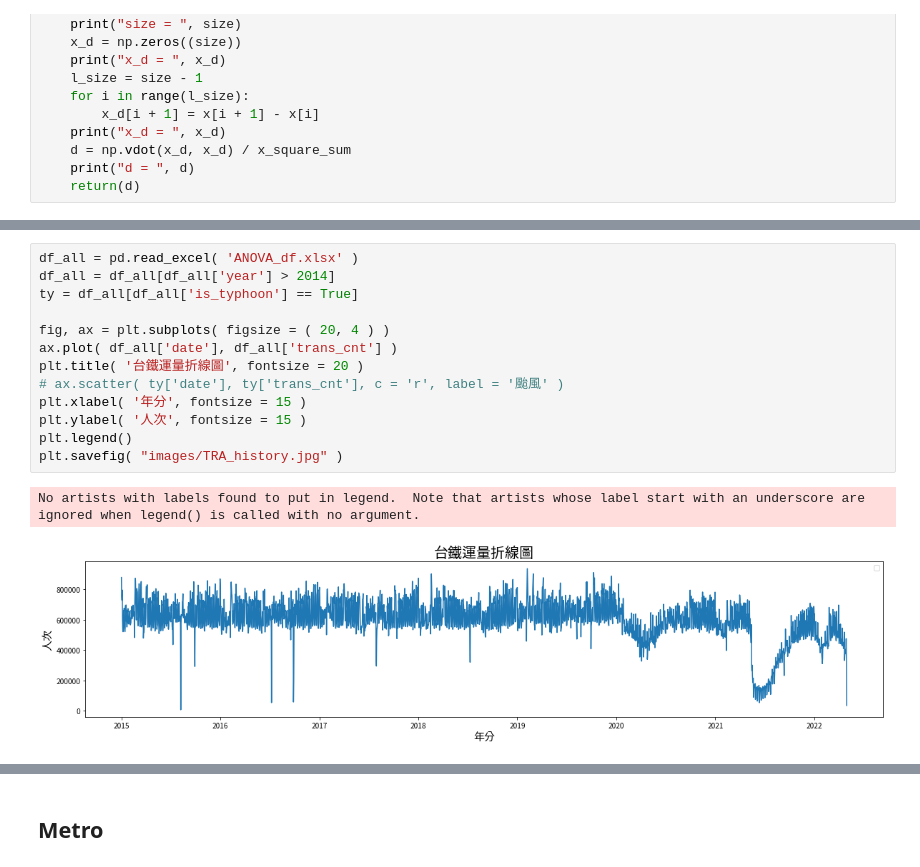
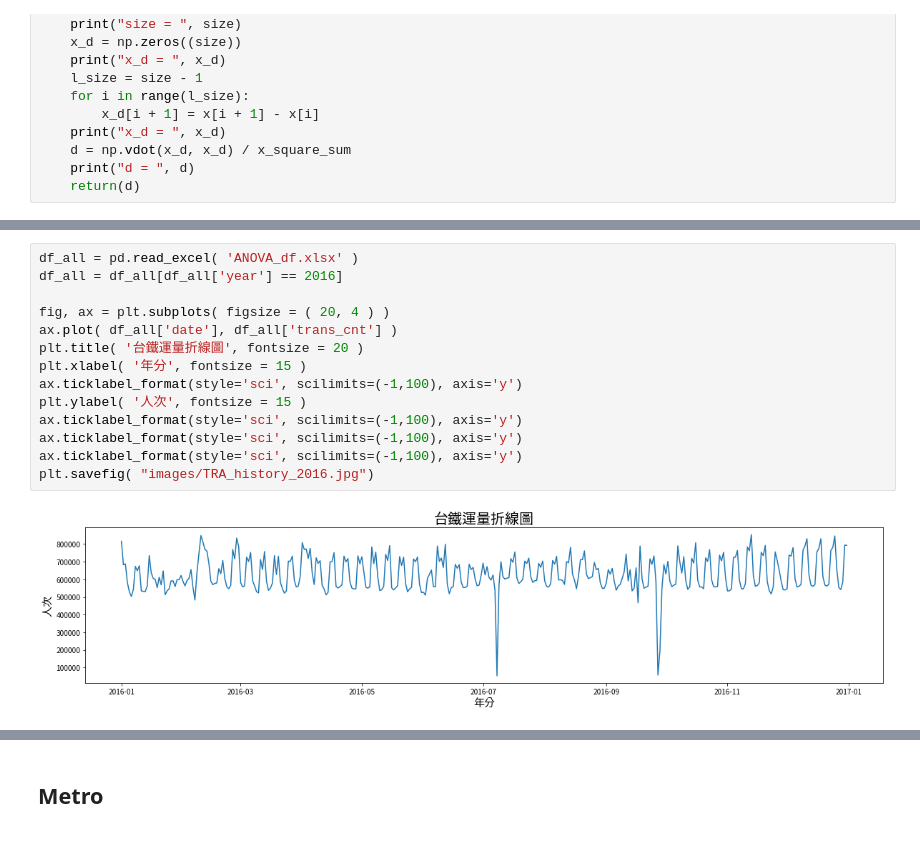
Before and after one commit to sam901122/Statistics_FinalProject, a Jupyter notebook: project_TRA/TRA_Regression.ipynb, the cells around one changed output, grey strips where cells are left out. Drawn from its saved outputs; the diff is of its cells as text.

```diff
--- a/project_TRA/TRA_Regression.ipynb
+++ b/project_TRA/TRA_Regression.ipynb
@@ -186,17 +188,17 @@ plt.savefig( "images/TRA_history.jpg")
 [figure]
 # %%
 df_all = pd.read_excel( 'ANOVA_df.xlsx' )
-df_all = df_all[df_all['year'] > 2014]
-ty = df_all[df_all['is_typhoon'] == True]
+df_all = df_all[df_all['year'] == 2016]
 
 fig, ax = plt.subplots( figsize = ( 20, 4 ) )
 ax.plot( df_all['date'], df_all['trans_cnt'] )
 plt.title( '台鐵運量折線圖', fontsize = 20 )
-# ax.scatter( ty['date'], ty['trans_cnt'], c = 'r', label = '颱風' )
 plt.xlabel( '年分', fontsize = 15 )
+ax.ticklabel_format(style='sci', scilimits=(-1,100), axis='y')
 plt.ylabel( '人次', fontsize = 15 )
-plt.legend()
-plt.savefig( "images/TRA_history.jpg" )
+ax.ticklabel_format(style='sci', scilimits=(-1,100), axis='y')
+ax.ticklabel_format(style='sci', scilimits=(-1,100), axis='y')
+ax.ticklabel_format(style='sci', scilimits=(-1,100), axis='y')
+plt.savefig( "images/TRA_history_2016.jpg")
 # %% [output]
-No artists with labels found to put in legend.  Note that artists whose label start with an underscore are ignored when legend() is called with no argument.
-[figure, old version]
+[figure, new version]
```
Also changed, not shown: parts of 27 cells of this notebook, 16 other files.
